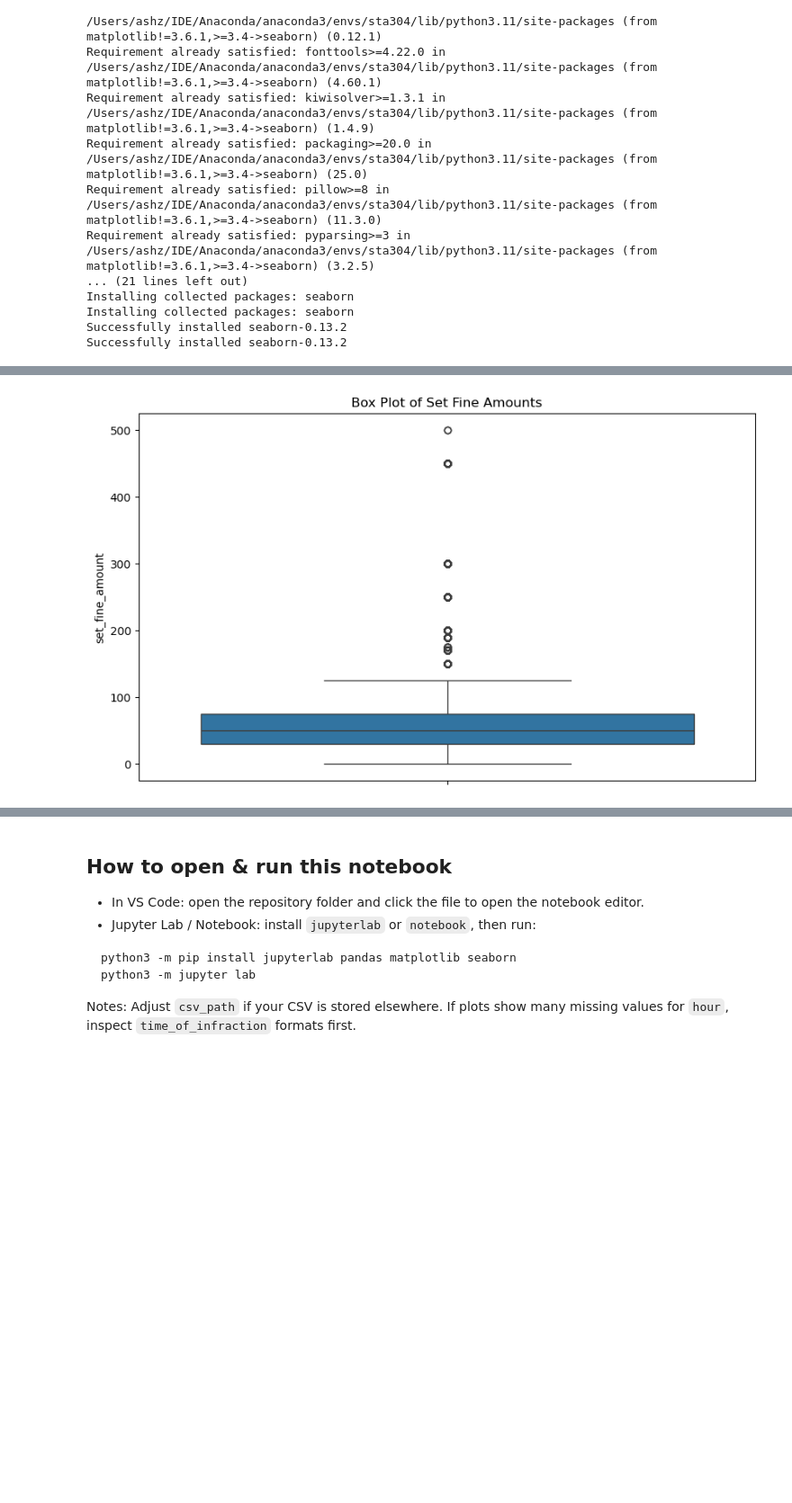
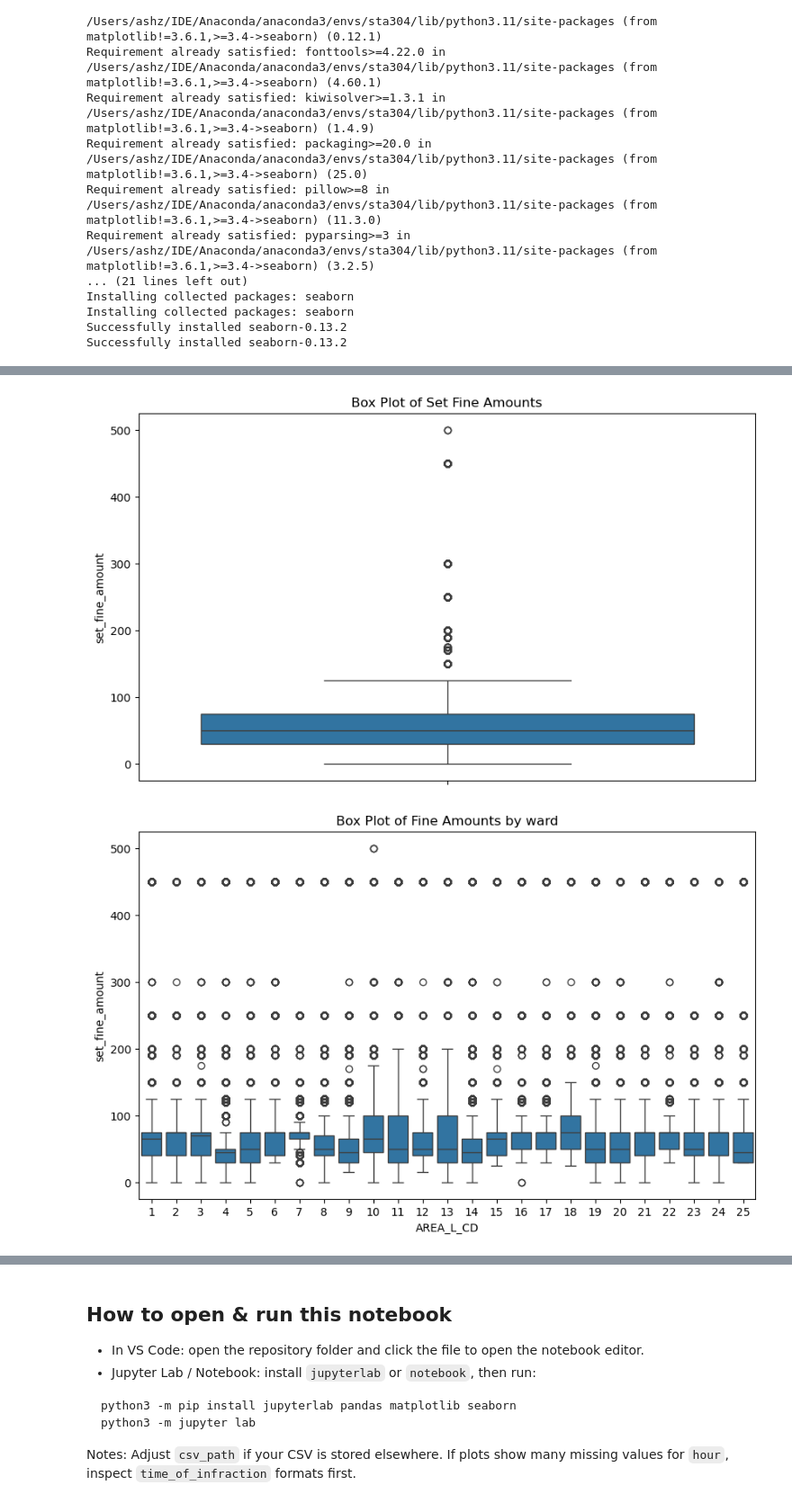
Before and after one commit to AshZein/STA304-Project, a Jupyter notebook: stats_analysis/ash/parking_analysis_notebook.ipynb, the cells around one changed output, grey strips where cells are left out. Shown at 90% size. Saved outputs shown, nothing was run; the diff lists cells and outputs as text; code cells hidden in the pictures; blank space fills up the shorter version.

```diff
--- a/stats_analysis/ash/parking_analysis_notebook.ipynb
+++ b/stats_analysis/ash/parking_analysis_notebook.ipynb
@@ -41,18 +41,22 @@ Rows loaded: 1849768
 # %%
 # Create box plot function
 def create_box_plot(data,x_col, y_col, title, output_path):
     plt.figure(figsize=(10, 6))
     if x_col is None:
         sns.boxplot(y=y_col, data=data)
     else:
         sns.boxplot(x=x_col, y=y_col, data=data)
 
     plt.title(title)
     plt.savefig(output_path)
     plt.show()
     plt.close()
 
 # box plot for set_fine_amount
 create_box_plot(df, None, "set_fine_amount", "Box Plot of Set Fine Amounts", "figures_graphics/set_fine_amount_boxplot.png")
+
+# box plot for set_fine_amount by AREA_NAME
+create_box_plot(df, "AREA_L_CD", "set_fine_amount", "Box Plot of Fine Amounts by ward", "figures_graphics/set_fine_amount_by_area_name_boxplot.png")
 # %% [output]
 [figure]
+[figure, added]
```
Also changed, not shown: parts of 1 cell of this notebook.
